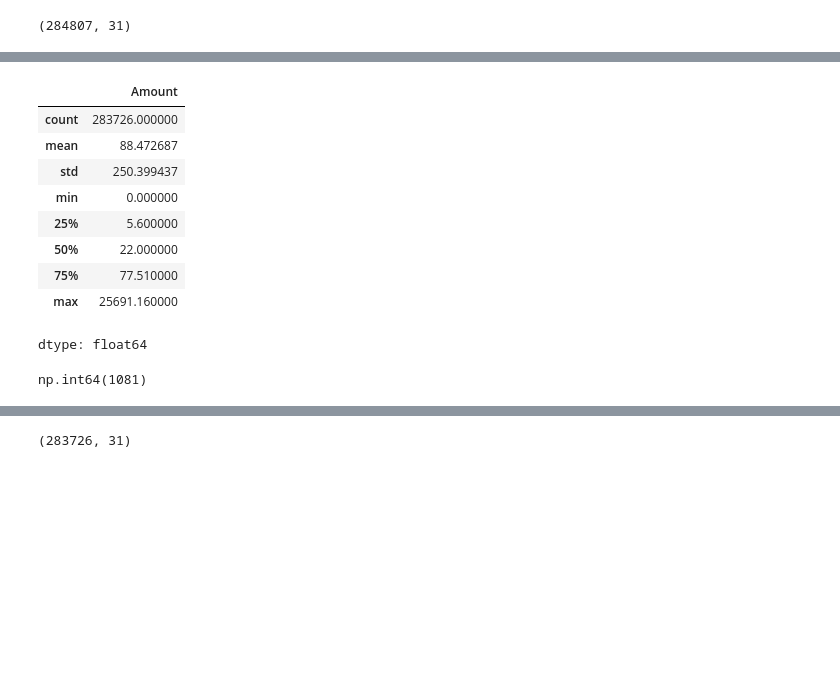
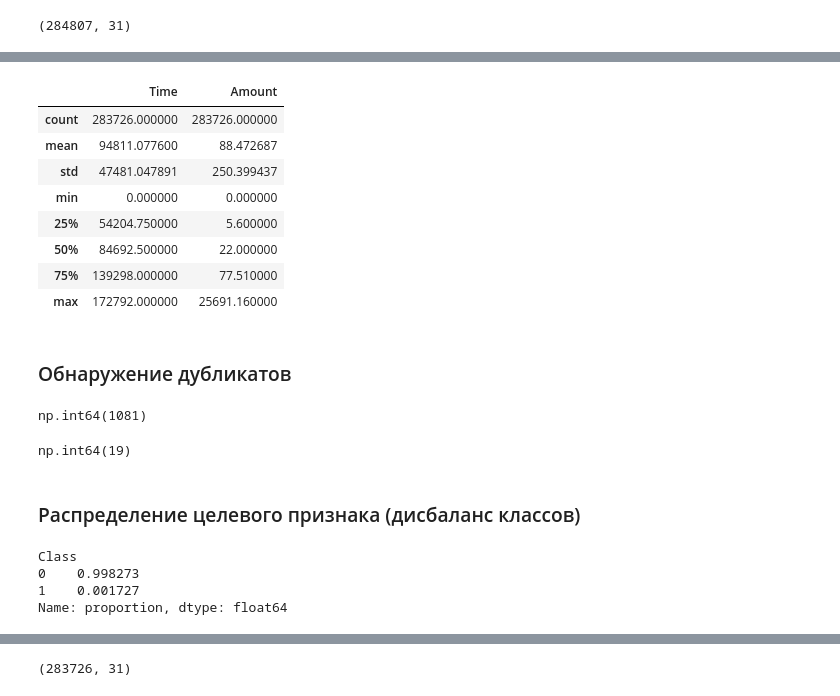
Before and after one commit to skytecat/FraudDetection, a Jupyter notebook: FraudDetection.ipynb, the cells around one changed output, grey strips where cells are left out. Saved outputs shown, nothing was run; the diff lists cells and outputs as text; code cells hidden in the pictures; blank space fills up the shorter version.

```diff
--- a/FraudDetection.ipynb
+++ b/FraudDetection.ipynb
@@ -5,5 +36,5 @@ import pandas as pd
 # %%
-data = pd.read_csv('sample_data/creditcard.csv')
+data = pd.read_csv('creditcard.csv')
 data.head()
 # %% [output]
 |  | Time | V1 | V2 | V3 | V4 | V5 | V6 | V7 | V8 | V9 | ... | ... |
@@ -61,14 +113,15 @@ dtype: int64
 # %%
-data['Amount'].describe()
+data[['Time', 'Amount']].describe()
 # %% [output]
-|  | Amount |
-| count | 283726.000000 |
-| mean | 88.472687 |
-| std | 250.399437 |
-| min | 0.000000 |
-| 25% | 5.600000 |
-| 50% | 22.000000 |
-| 75% | 77.510000 |
-| max | 25691.160000 |
+|  | Time | Amount |
+| count | 283726.000000 | 283726.000000 |
+| mean | 94811.077600 | 88.472687 |
+| std | 47481.047891 | 250.399437 |
+| min | 0.000000 | 0.000000 |
+| 25% | 54204.750000 | 5.600000 |
+| 50% | 84692.500000 | 22.000000 |
+| 75% | 139298.000000 | 77.510000 |
+| max | 172792.000000 | 25691.160000 |
-dtype: float64
+# %% [markdown]
+### Обнаружение дубликатов
 # %%
@@ -76,2 +129,15 @@ data.duplicated().sum() #Check for duplicates
 # %% [output]
 np.int64(1081)
+# %%
+data[data['Class']==1].duplicated().sum()
+# %% [output]
+np.int64(19)
+# %% [markdown]
+### Распределение целевого признака (дисбаланс классов)
+# %%
+print(pd.Series(data["Class"]).value_counts(normalize=True))
+# %% [output]
+Class
+0    0.998273
+1    0.001727
+Name: proportion, dtype: float64
```
Also changed, not shown: parts of 70 cells of this notebook.
